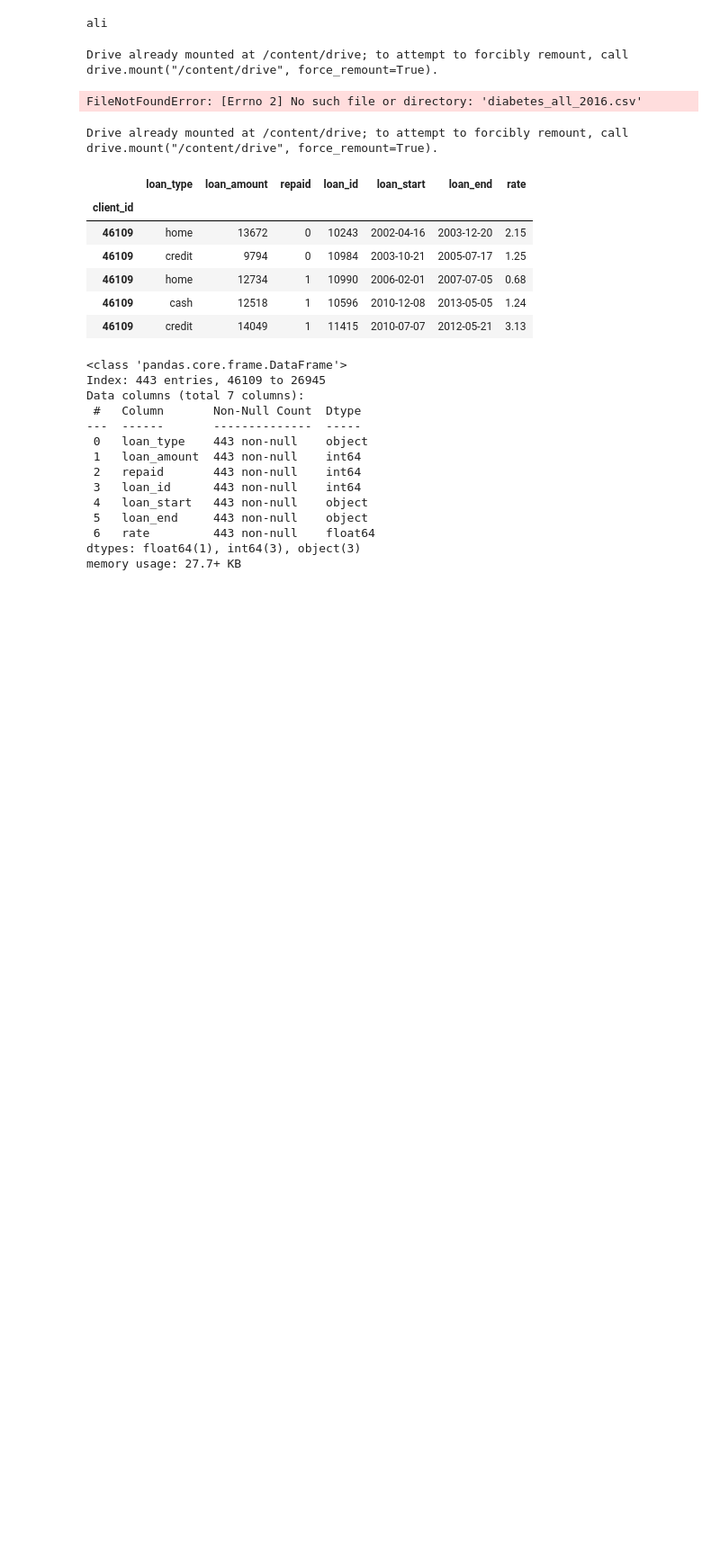
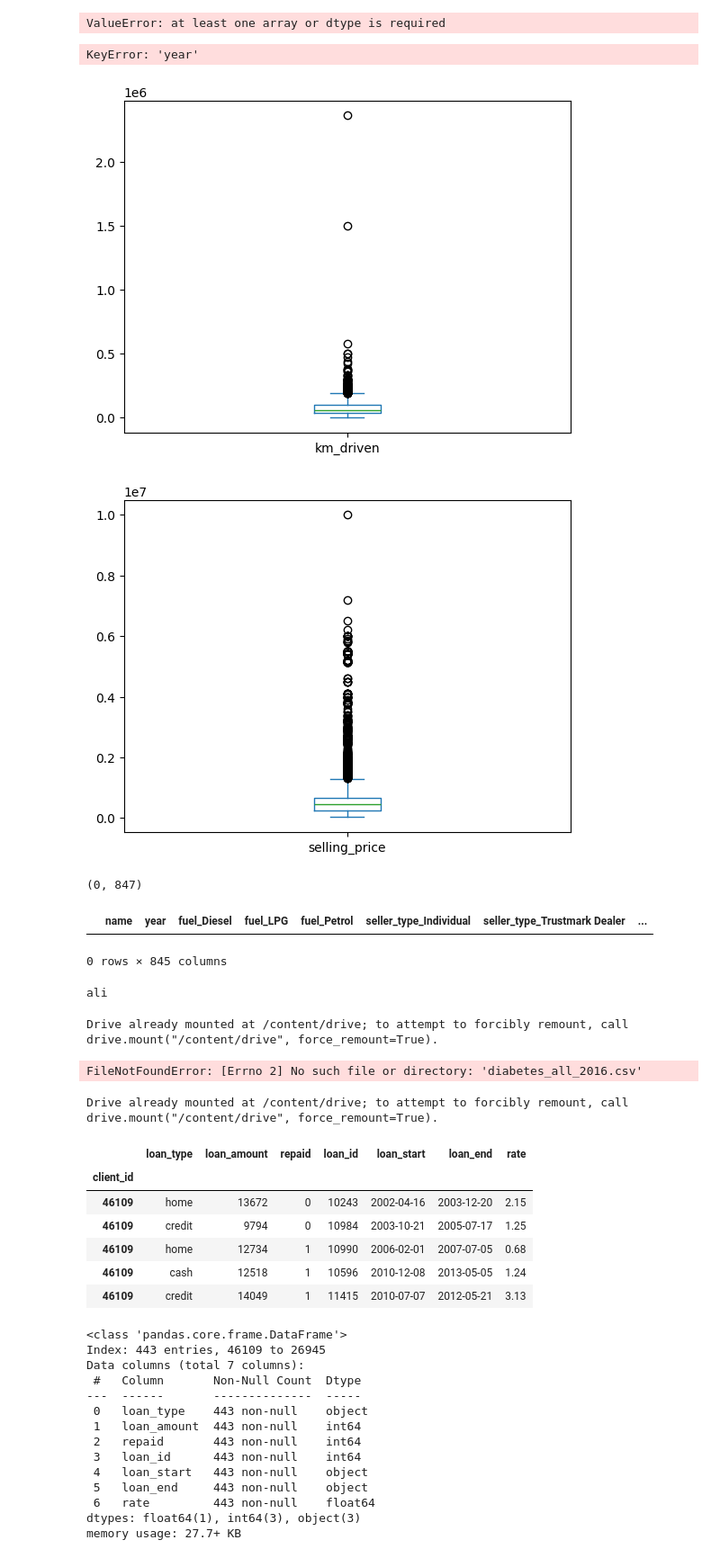
Before and after one commit to Artificial-i/-1-5, a Jupyter notebook: hal_Tamrin1_Trm5.ipynb, the cells around one changed output. Shown at 90% size. Saved outputs shown, nothing was run; the diff lists cells and outputs as text; code cells hidden in the pictures; blank space fills up the shorter version.

```diff
--- a/hal_Tamrin1_Trm5.ipynb
+++ b/hal_Tamrin1_Trm5.ipynb
@@ -2,0 +25,3 @@
+# %%
+df=pd.read_csv('used_cars.csv')
+df.head()
@@ -2,0 +45,3 @@
+# %%
+df=df.drop(['torque', 'seats'],axis=1)
+df.head()
@@ -2,0 +71,6 @@
+# %%
+# df['Age']=df['Age'].fillna(df['Age'].median())
+df['mileage']=df['mileage'].fillna(df['mileage'].mode()[0])
+df['engine']=df['engine'].fillna(df['engine'].mode()[0])
+df['max_power']=df['max_power'].fillna(df['max_power'].mode()[0])
+df.isnull().sum()
@@ -2,0 +91,4 @@
+# %%
+# تغییر مقدارهای غیر عددی
+df = pd.get_dummies(df, columns=['name', 'fuel',	'seller_type',	'transmission',	'owner',	'mileage',	'engine',	'max_power'], drop_first=True)
+df.head()
@@ -3,3 +129,50 @@
+# %%
+# پیدا کردن ولیوهای گم شده
+from sklearn.impute import SimpleImputer
+df.head()
+# داده های عددی را پیدا کرد
+imputer1 = SimpleImputer(strategy='mean')
+df_numeric_features = pd.DataFrame(imputer1.fit_transform(df_numeric_features),columns=df_numeric_features.columns)
+df.head()
+
+# دادهای کت گری را پیدا کرد
+imputer2 = SimpleImputer(strategy='most_frequent')
+df_catagory_features = pd.DataFrame(imputer2.fit_transform(df_catagory_features),columns=df_catagory_features.columns)
+# %% [output]
+ValueError: at least one array or dtype is required
+# %%
+# ستونهای مربوط به تاریخ و زمان را پیدا کرد
+most_frequent_date = df_datetime_features['year'].mode()[0]
+df_datetime_features['year']=df_datetime_features['year'].fillna(most_frequent_date)
+
+most_frequent_date= df_datetime_features['loan_end'].mode()[0]
+df_datetime_features['loan_end']=df_datetime_features['loan_end'].fillna(most_frequent_date)
+# %% [output]
+KeyError: 'year'
+# %%
+# روش سوم
+
+df['km_driven'].plot(kind='box')
+plt.show()
+# year
+df['selling_price'].plot(kind='box')
+plt.show()
+# %% [output]
+[figure, added]
+[figure, added]
+# %%
+# حذف سه رکورد پرت
+df=df[(-3< df['km_driven']) & (df['km_driven']<3) & (-3< df['selling_price']) & (df['selling_price']<3)]
+df.shape
+# %% [output]
+(0, 847)
+# %%
+# حذف دو ستونی که آورده شده بود تا به کمکش ان داده های پرت را پیدا کنیم
+df=df.drop(['km_driven','selling_price'],axis=1)
+df.head()
+# %% [output]
+|  | name | year | fuel_Diesel | fuel_LPG | fuel_Petrol | seller_type_Individual | seller_type_Trustmark Dealer | ... |
+0 rows × 845 columns
 # %%
 print('ali')
 # %% [output]
```
Also changed, not shown: parts of 10 cells of this notebook.
